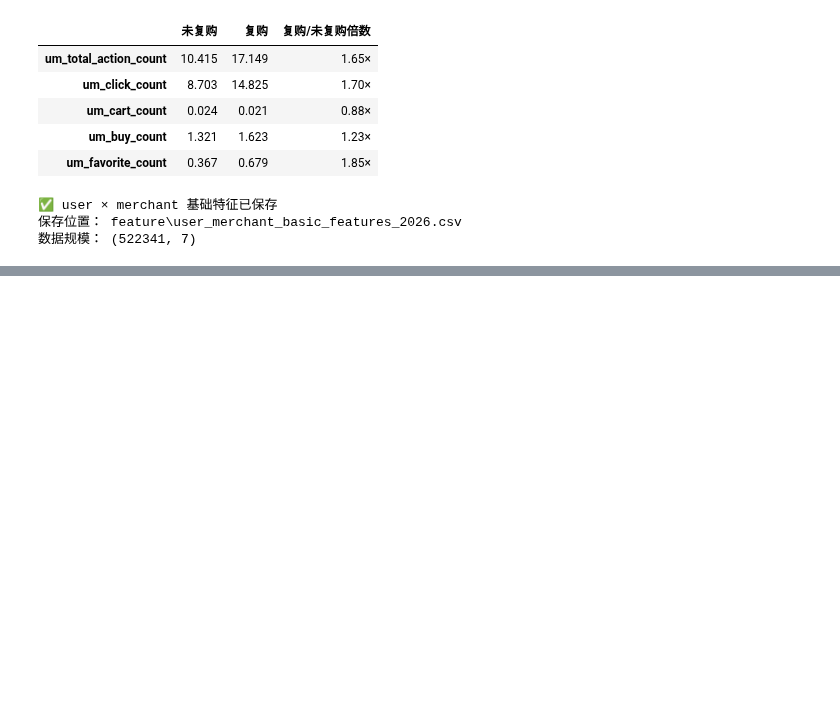
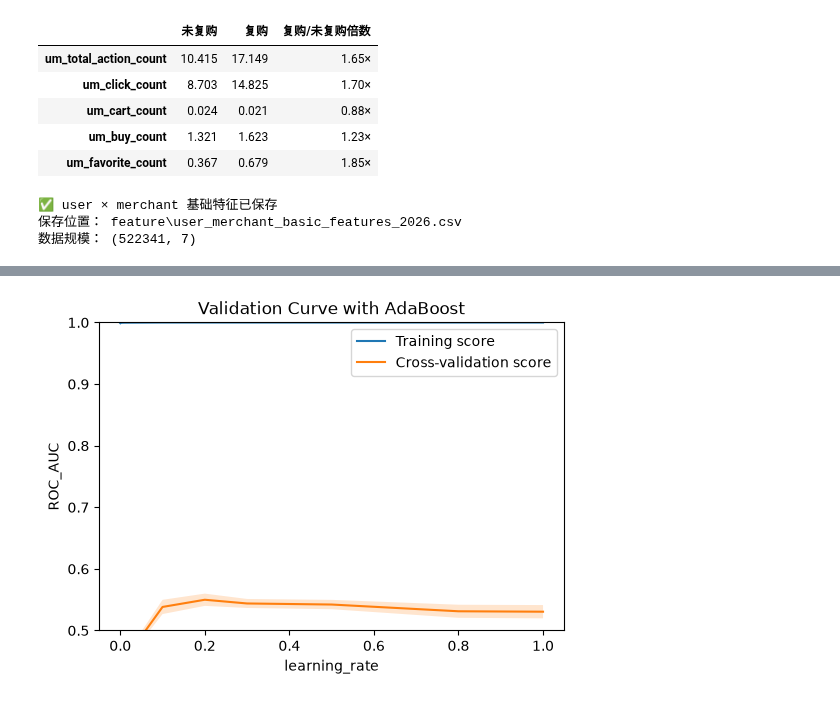
Before and after one commit to fsdds83-byte/tmall-repurchase-prediction, a Jupyter notebook: TMALL_Repurchase_2026.ipynb, the cells around one changed output, grey strips where cells are left out. Cells and saved outputs as stored; diff of their text form; code cells hidden in the pictures; blank space fills up the shorter version.

```diff
--- a/TMALL_Repurchase_2026.ipynb
+++ b/TMALL_Repurchase_2026.ipynb
@@ -8810,0 +9327,95 @@ plt.show()
+# %%
+# ============================================================
+# 148. AdaBoost - learning_rate Validation Curve
+# ============================================================
+
+train_scores_mean = np.mean(
+    train_scores,
+    axis=1
+)
+
+train_scores_std = np.std(
+    train_scores,
+    axis=1
+)
+
+test_scores_mean = np.mean(
+    test_scores,
+    axis=1
+)
+
+test_scores_std = np.std(
+    test_scores,
+    axis=1
+)
+
+
+plt.figure(
+    figsize=(6, 4)
+)
+
+plt.title(
+    "Validation Curve with AdaBoost"
+)
+
+plt.xlabel(
+    "learning_rate"
+)
+
+plt.ylabel(
+    "ROC_AUC"
+)
+
+plt.ylim(
+    0.5,
+    1.0
+)
+
+
+plt.plot(
+    param_range,
+    train_scores_mean,
+    label="Training score"
+)
+
+plt.plot(
+    param_range,
+    test_scores_mean,
+    label="Cross-validation score"
+)
+
+plt.fill_between(
+    param_range,
+    train_scores_mean - train_scores_std,
+    train_scores_mean + train_scores_std,
+    alpha=0.2
+)
+
+plt.fill_between(
+    param_range,
+    test_scores_mean - test_scores_std,
+    test_scores_mean + test_scores_std,
+    alpha=0.2
+)
+
+plt.legend(
+    loc="best"
+)
+
+plt.show()
+
+
+i = np.argmax(
+    test_scores_mean
+)
+
+print(
+    "Best cross-validation result "
+    "({0:.2f}) obtained for {1} learning_rate"
+    .format(
+        test_scores_mean[i],
+        param_range[i]
+    )
+)
+# %% [output]
+[figure, added]
```
Also changed, not shown: parts of 231 cells of this notebook.
